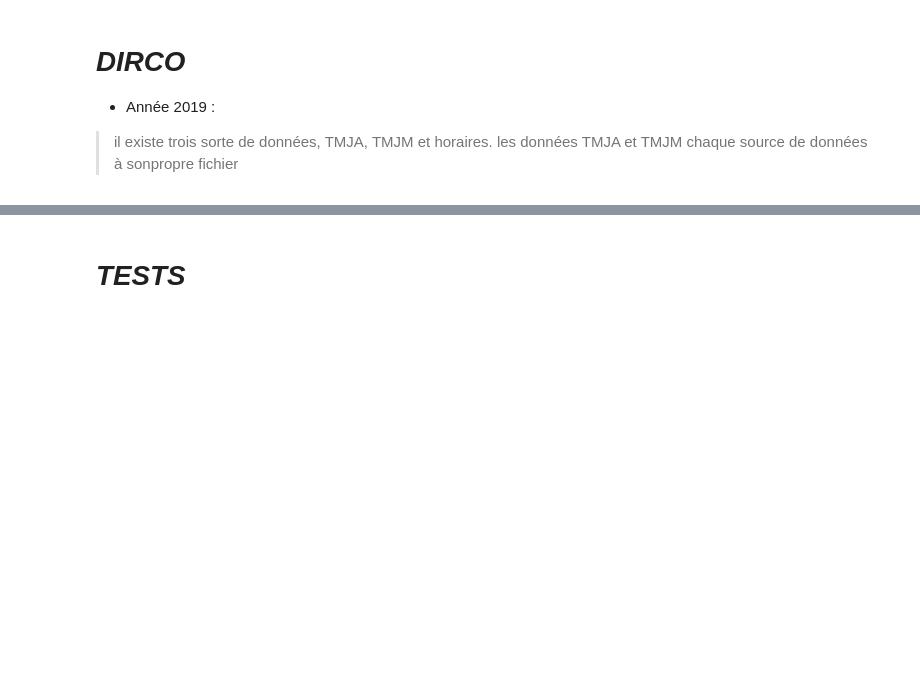
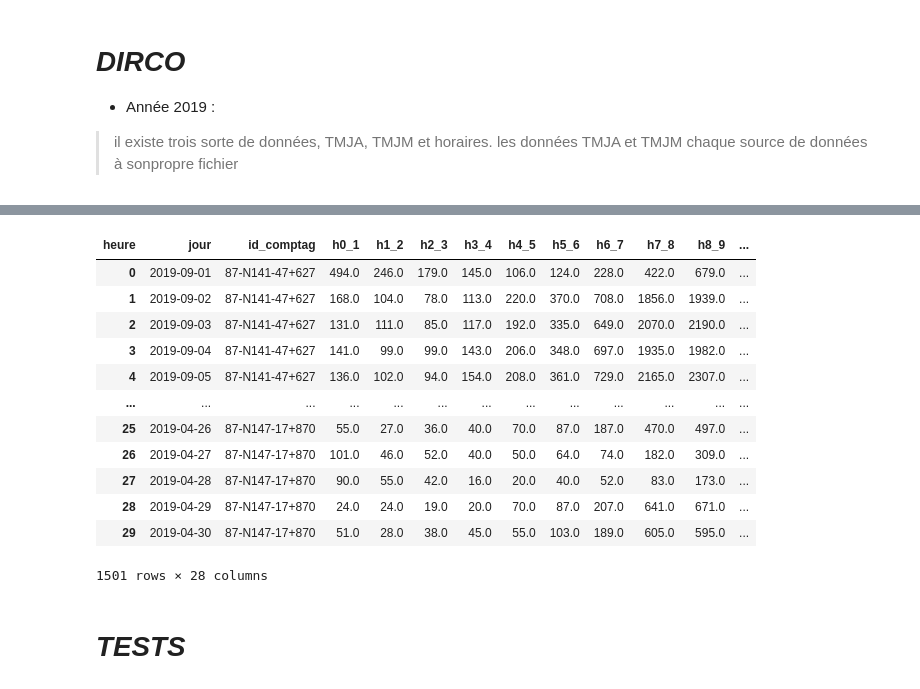
Before and after one commit to nantodevison/otv, a Jupyter notebook: otv/Transfert_Donnees/Import_trafics.ipynb, the cells around one changed output, grey strips where cells are left out. Cells and saved outputs as stored; diff of their text form; code cells hidden in the pictures; blank space fills up the shorter version.

```diff
--- a/otv/Transfert_Donnees/Import_trafics.ipynb
+++ b/otv/Transfert_Donnees/Import_trafics.ipynb
@@ -676,0 +636,5 @@ dfHoraireFichier.loc[dfHoraireFichier.apply(lambda x : Counter([x[a]==0 for a in
+# %%
+fichierMja=r'Q:\DAIT\TI\DREAL33\2020\OTV\Doc_travail\Donnees_source\DIRCO\TMJA DIRCO-NA 2019_unfused.csv'
+fichierMjM=r'Q:\DAIT\TI\DREAL33\2020\OTV\Doc_travail\Donnees_source\DIRCO\TMJM DIRCO-NA 2019.ods'
+dossierHoraire=r'Q:\DAIT\TI\DREAL33\2020\OTV\Doc_travail\Donnees_source\DIRCO\données dirco'
+dirco=it.Comptage_Dirco(fichierMja,fichierMjM,dossierHoraire,'2019')
@@ -676,0 +652,3 @@ dfHoraireFichier.loc[dfHoraireFichier.apply(lambda x : Counter([x[a]==0 for a in
+# %%
+dirco.update_bdd('gti_otv_pg11','comptage','na_2010_2019_p',dirco.creer_valeur_txt_update(dfCorrespStationIdcpt, ['id_comptag','codestation']),
+                 {'id_cpt':'code_station'})
@@ -677,3 +657,19 @@ dfHoraireFichier.loc[dfHoraireFichier.apply(lambda x : Counter([x[a]==0 for a in
+# %%
+dirco.df_attr_horaire
+# %% [output]
+| heure | jour | id_comptag | h0_1 | h1_2 | h2_3 | h3_4 | h4_5 | h5_6 | h6_7 | h7_8 | h8_9 | ... |
+| 0 | 2019-09-01 | 87-N141-47+627 | 494.0 | 246.0 | 179.0 | 145.0 | 106.0 | 124.0 | 228.0 | 422.0 | 679.0 | ... |
+| 1 | 2019-09-02 | 87-N141-47+627 | 168.0 | 104.0 | 78.0 | 113.0 | 220.0 | 370.0 | 708.0 | 1856.0 | 1939.0 | ... |
+| 2 | 2019-09-03 | 87-N141-47+627 | 131.0 | 111.0 | 85.0 | 117.0 | 192.0 | 335.0 | 649.0 | 2070.0 | 2190.0 | ... |
+| 3 | 2019-09-04 | 87-N141-47+627 | 141.0 | 99.0 | 99.0 | 143.0 | 206.0 | 348.0 | 697.0 | 1935.0 | 1982.0 | ... |
+| 4 | 2019-09-05 | 87-N141-47+627 | 136.0 | 102.0 | 94.0 | 154.0 | 208.0 | 361.0 | 729.0 | 2165.0 | 2307.0 | ... |
+| ... | ... | ... | ... | ... | ... | ... | ... | ... | ... | ... | ... | ... |
+| 25 | 2019-04-26 | 87-N147-17+870 | 55.0 | 27.0 | 36.0 | 40.0 | 70.0 | 87.0 | 187.0 | 470.0 | 497.0 | ... |
+| 26 | 2019-04-27 | 87-N147-17+870 | 101.0 | 46.0 | 52.0 | 40.0 | 50.0 | 64.0 | 74.0 | 182.0 | 309.0 | ... |
+| 27 | 2019-04-28 | 87-N147-17+870 | 90.0 | 55.0 | 42.0 | 16.0 | 20.0 | 40.0 | 52.0 | 83.0 | 173.0 | ... |
+| 28 | 2019-04-29 | 87-N147-17+870 | 24.0 | 24.0 | 19.0 | 20.0 | 70.0 | 87.0 | 207.0 | 641.0 | 671.0 | ... |
+| 29 | 2019-04-30 | 87-N147-17+870 | 51.0 | 28.0 | 38.0 | 45.0 | 55.0 | 103.0 | 189.0 | 605.0 | 595.0 | ... |
+1501 rows × 28 columns
 # %% [markdown]
 # ***TESTS***
 # %%
```
Also changed, not shown: parts of 17 cells of this notebook, 3 other files.
